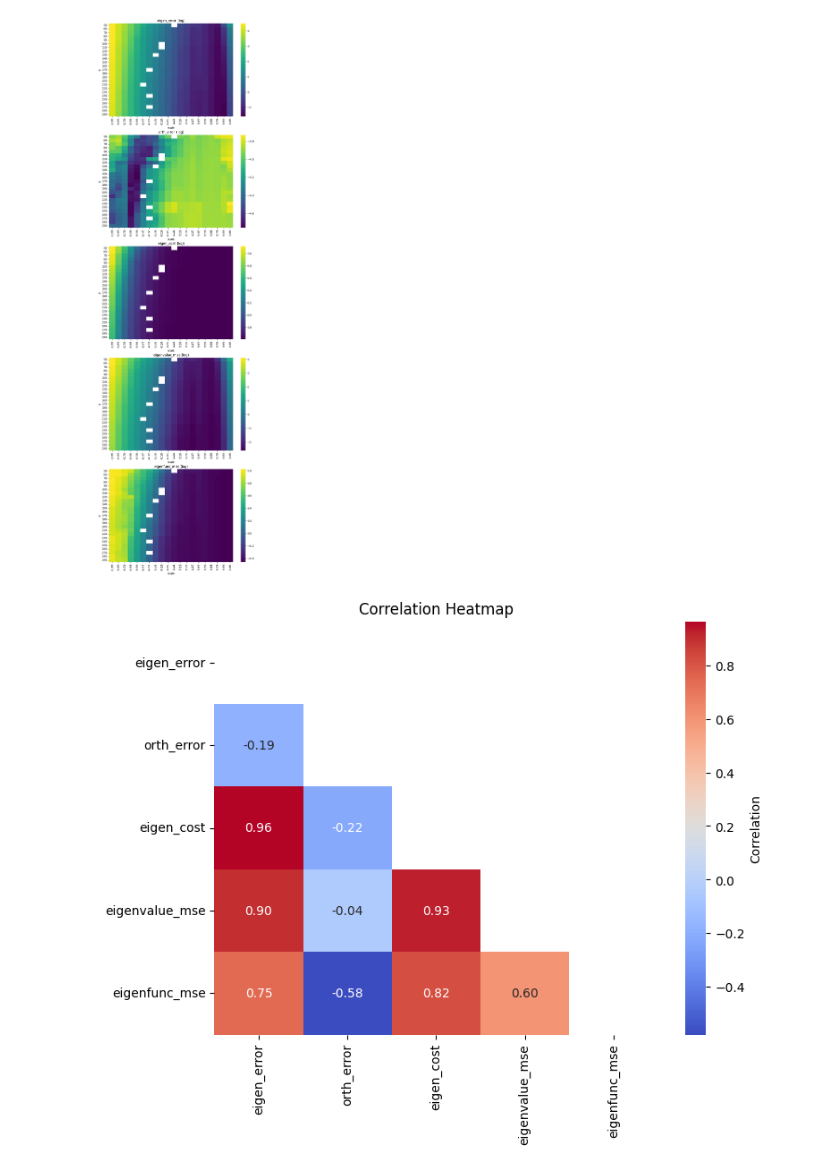
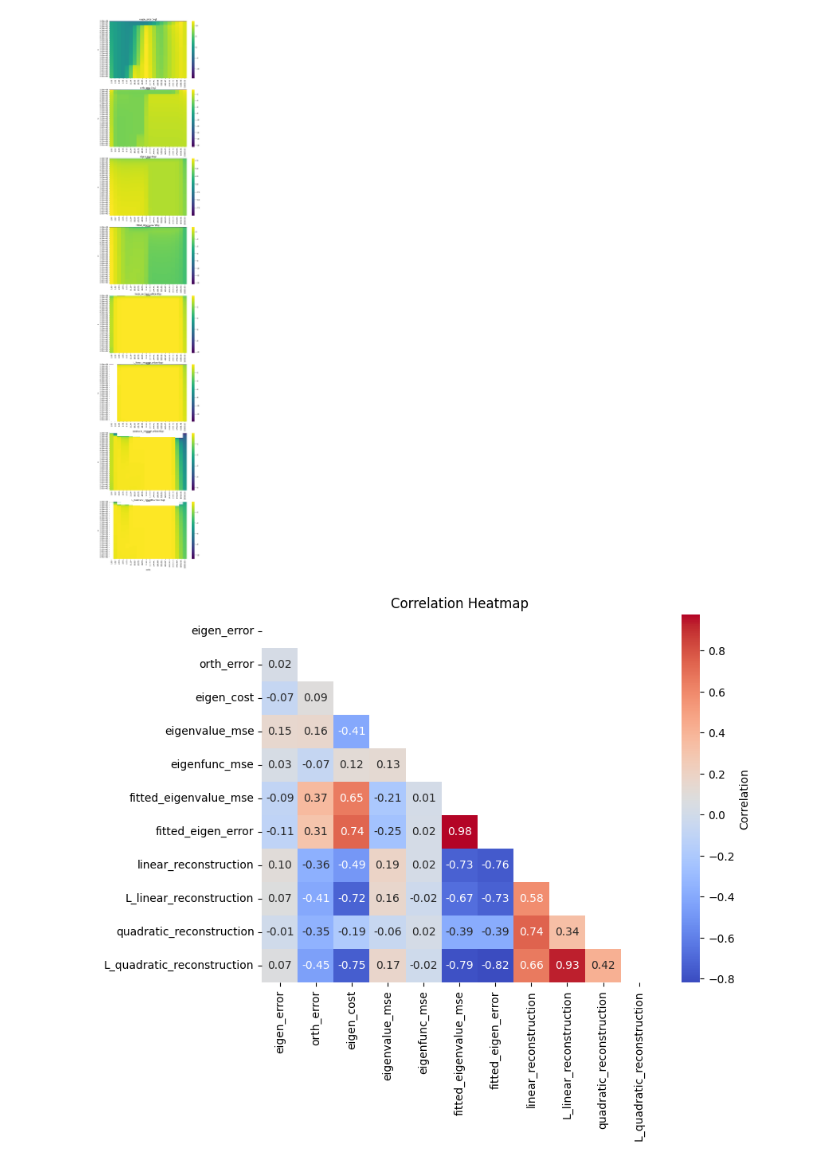
Before and after one commit to lclaeys/eigenfunction-solver, a Jupyter notebook: notebooks/experiment_viewer.ipynb, the cells around one changed output. Cells and saved outputs as stored; diff of their text form; code cells hidden in the pictures.

Commit message:
galerkin experiments 3

```diff
--- a/notebooks/experiment_viewer.ipynb
+++ b/notebooks/experiment_viewer.ipynb
@@ -4,5 +4,6 @@ import pandas as pd
 from matplotlib import pyplot as plt
 import seaborn as sns
 # %%
-experiment_name = 'gaussian'
-df = pd.read_csv(f'/home/lclaeys/eigenfunction-solver/experiments/quadratic_energy/{experiment_name}.csv')
+experiment_name = 'gaussian20d_p300'
+df = pd.read_csv(f'/home/lclaeys/eigenfunction-solver/experiments/quadratic_energy/{experiment_name}')
+df = df[df['k'] > 1].copy()
@@ -11,15 +10,30 @@ metrics = ['eigen_error','orth_error','eigen_cost', 'eigenvalue_mse','eigenfunc_
+# %%
+dfs = []
+for i in range(10):
+    experiment_name = f'randomdiag/20d_{i}'
+    df = pd.read_csv(f'/home/lclaeys/eigenfunction-solver/experiments/quadratic_energy/{experiment_name}.csv')
+    df['i'] = i
+    dfs.append(df)
+
+df = pd.concat(dfs)
+# %%
+metrics = ['eigen_error','orth_error','eigen_cost', 'eigenvalue_mse','eigenfunc_mse','fitted_eigenvalue_mse','fitted_eigen_error', 'linear_reconstruction', 'L_linear_reconstruction', 'quadratic_reconstruction', 'L_quadratic_reconstruction']
+#metrics = ['eigen_error','orth_error','eigen_cost', 'fitted_eigen_error', 'linear_reconstruction', 'L_linear_reconstruction','quadratic_reconstruction', 'L_quadratic_reconstruction']
 # %%
+hyperparam_1 = 'k'
+hyperparam_2 = 'scale'
+
 fig, ax = plt.subplots(len(metrics),1,figsize=(10,len(metrics)*7))
 for i in range(len(metrics)):
-    pivot_table = pd.pivot_table(df, index = 'p', columns = 'scale', values = metrics[i])
-    pivot_table.index = pivot_table.index.map(lambda x: f"{int(x)}")
-    pivot_table.columns = pivot_table.columns.map(lambda x: f"{np.log10(x):.2f}")
+    pivot_table = pd.pivot_table(df, index = hyperparam_1, columns = hyperparam_2, values = metrics[i], aggfunc = 'mean')
+    pivot_table.index = pivot_table.index.map(lambda x: f"{x:.2e}")
+    pivot_table.columns = pivot_table.columns.map(lambda x: f"{x:.2f}")
     sns.heatmap(np.log10(pivot_table), cmap='viridis',ax=ax[i])
     ax[i].set_title(f'{metrics[i]} (log)')
 # %% [output]
-[figure, old version]
+[figure, new version]
 # %%
-corr = df.loc[:,metrics].corr()
+corr = df[df['quadratic_reconstruction']>0].loc[:,metrics].corr()
 mask = np.triu(np.ones_like(corr, dtype=bool))
 corr = corr.mask(mask)
 
@@ -28,4 +42,4 @@ sns.heatmap(corr, annot=True, cmap='coolwarm', fmt=".2f", cbar_kws={'label': 'Co
 plt.title('Correlation Heatmap')
 plt.show()
 # %% [output]
-[figure, old version]
+[figure, new version]
```
Also changed, not shown: parts of 24 cells of this notebook, 13 other files.
